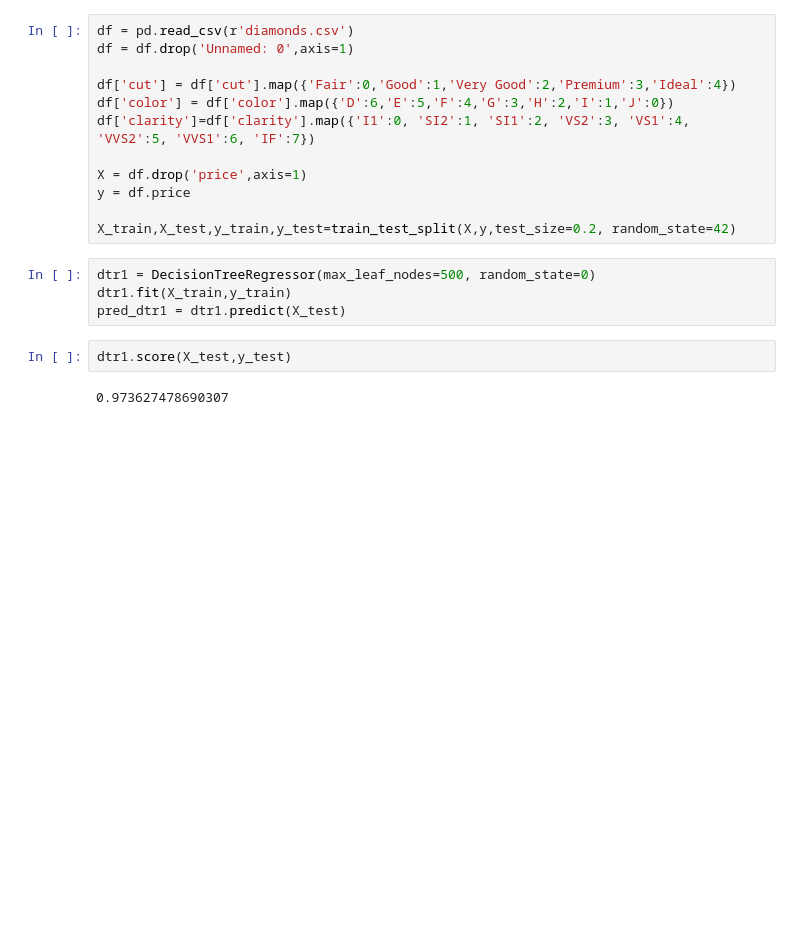
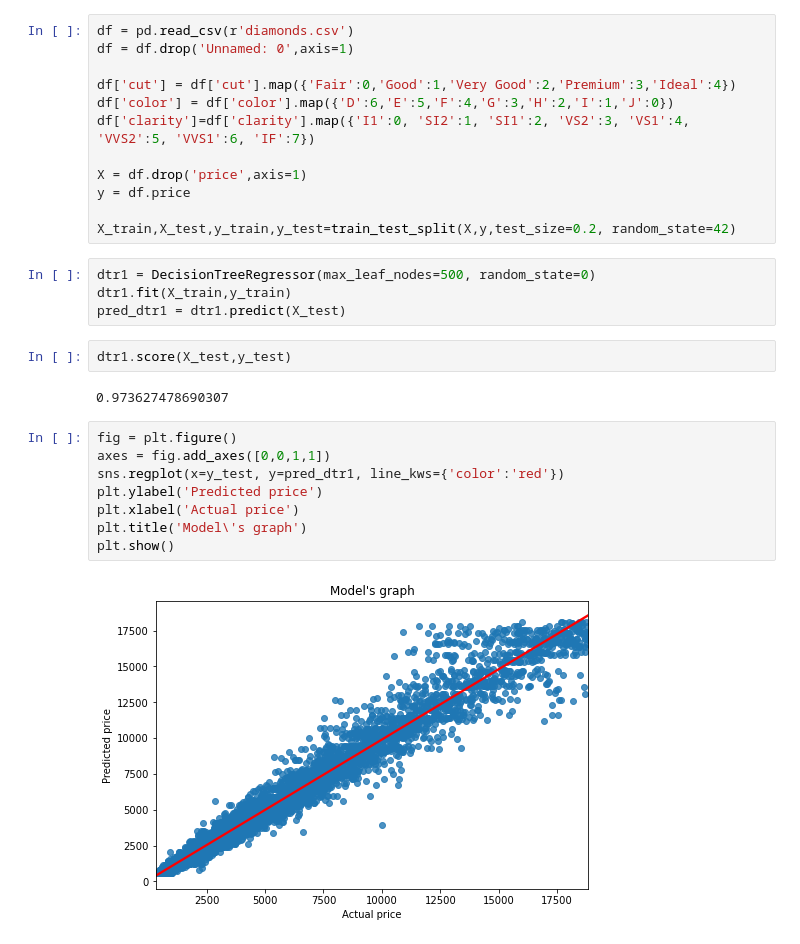
Before and after one commit to s4646/intro-to-data-science, a Jupyter notebook: Regression.ipynb, the cells around one changed output. Drawn from its saved outputs; the diff is of its cells as text; blank space fills up the shorter version.

Commit message:
Added regression graph to 'Best Model'
Also fixed typos

```diff
--- a/Regression.ipynb
+++ b/Regression.ipynb
@@ -623,3 +623,13 @@ pred_dtr1 = dtr1.predict(X_test)
 dtr1.score(X_test,y_test)
 # %% [output]
 0.973627478690307
+# %%
+fig = plt.figure()
+axes = fig.add_axes([0,0,1,1])
+sns.regplot(x=y_test, y=pred_dtr1, line_kws={'color':'red'})
+plt.ylabel('Predicted price')
+plt.xlabel('Actual price')
+plt.title('Model\'s graph')
+plt.show()
+# %% [output]
+[figure, added]
```
Also changed, not shown: parts of 5 cells of this notebook.
